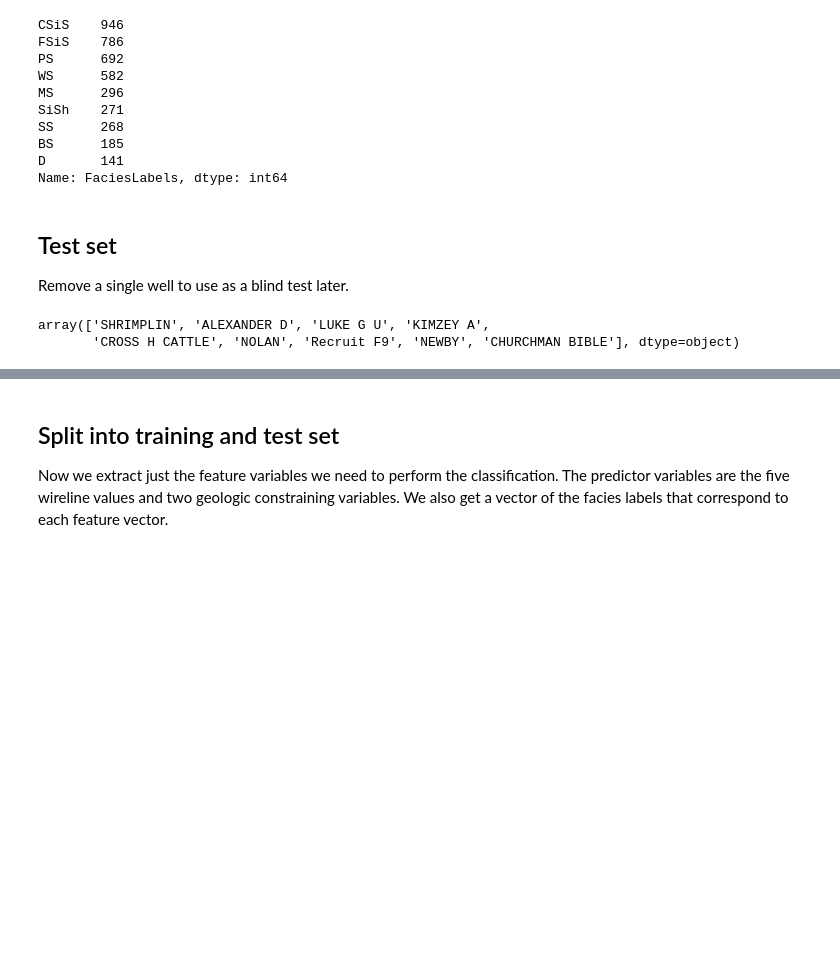
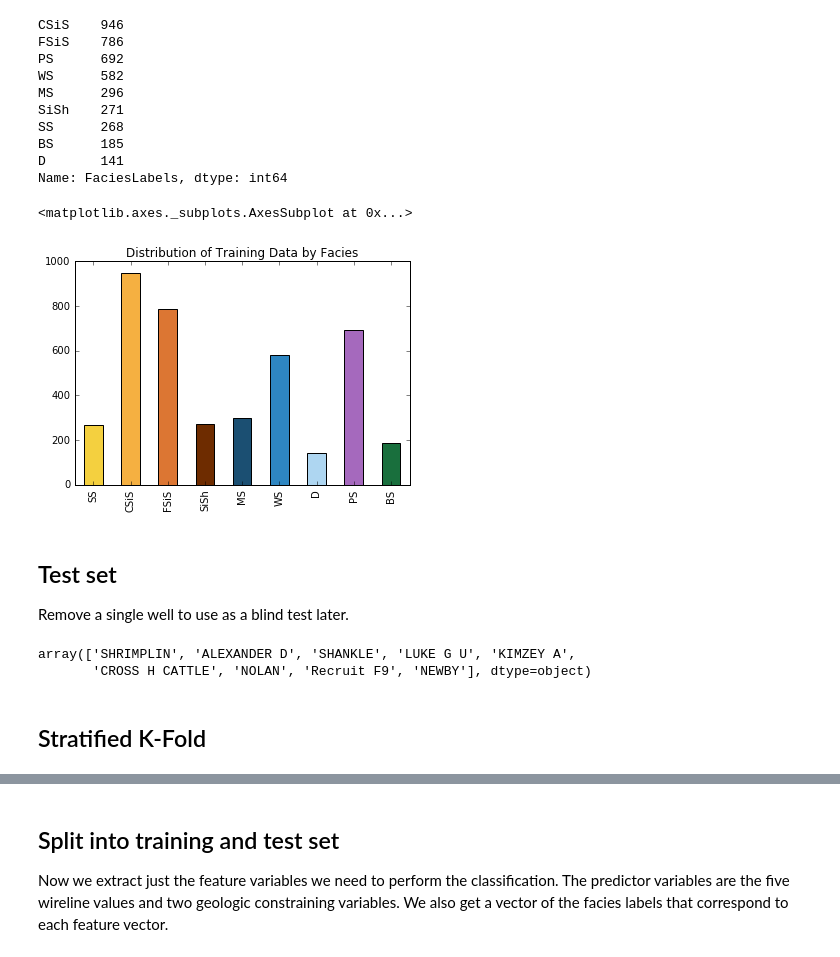
Before and after one commit to lperozzi/2016-ml-contest_liamlearn, a Jupyter notebook: 2_classifier_analysis.ipynb, the cells around one changed output, grey strips where cells are left out. Saved outputs shown, nothing was run; the diff lists cells and outputs as text; code cells hidden in the pictures; blank space fills up the shorter version.

```diff
--- a/2_classifier_analysis.ipynb
+++ b/2_classifier_analysis.ipynb
@@ -30,8 +28,14 @@ import matplotlib as mpl
 import matplotlib.pyplot as plt
 import matplotlib.colors as colors
 from mpl_toolkits.axes_grid1 import make_axes_locatable
+import seaborn as sns
 # import seaborn as sns
 
 from pandas import set_option
-set_option("display.max_rows", 30)
+set_option("display.max_rows", 50)
 pd.options.mode.chained_assignment = None
+filename = 'data/training_data.pkl'
+training_data = pd.read_pickle(filename)
+training_data.describe()
+# training_data.isnull().sum()
+# training_data['Well Name'].unique()
@@ -49,7 +52,0 @@ entropy.replace(to_replace=np.nan, value=-99999.0, inplace=True)
-# %%
-training_data = pd.merge(raw_logs,dwt,on=['Depth','Well Name'])
-training_data = pd.merge(training_data,entropy, on=['Depth','Well Name'])
-
-# training_data = raw_logs
-training_data.head()
-# training_data.isnull().sum()
@@ -64,6 +53,3 @@ training_data.head()
-# %%
-PE_mask = training_data['PE'].notnull().values
-training_data = training_data[PE_mask]
 # %%
 # 1=sandstone  2=c_siltstone   3=f_siltstone
 # 4=marine_silt_shale 5=mudstone 6=wackestone 7=dolomite
@@ -96,6 +82,18 @@ SS      268
 BS      185
 D       141
 Name: FaciesLabels, dtype: int64
+# %%
+#count the number of unique entries for each facies, sort them by
+#facies number (instead of by number of entries)
+facies_counts = training_data['Facies'].value_counts().sort_index()
+#use facies labels to index each count
+facies_counts.index = facies_labels
+sns.reset_orig()
+facies_counts.plot(kind='bar',color=facies_colors,
+                   title='Distribution of Training Data by Facies')
+# %% [output]
+<matplotlib.axes._subplots.AxesSubplot at 0x...>
+[figure, added]
 # %% [markdown]
 ## Test set
 Remove a single well to use as a blind test later.
@@ -104,5 +102,5 @@ blind = training_data[training_data['Well Name'] == 'SHANKLE']
 training_data = training_data[training_data['Well Name'] != 'SHANKLE']
 training_data['Well Name'].unique()
 # %% [output]
-array(['SHRIMPLIN', 'ALEXANDER D', 'LUKE G U', 'KIMZEY A',
-       'CROSS H CATTLE', 'NOLAN', 'Recruit F9', 'NEWBY', 'CHURCHMAN BIBLE'], dtype=object)
+array(['SHRIMPLIN', 'ALEXANDER D', 'SHANKLE', 'LUKE G U', 'KIMZEY A',
+       'CROSS H CATTLE', 'NOLAN', 'Recruit F9', 'NEWBY'], dtype=object)
@@ -108,0 +112,2 @@ array(['SHRIMPLIN', 'ALEXANDER D', 'LUKE G U', 'KIMZEY A',
+# %% [markdown]
+## Stratified K-Fold
```
Also changed, not shown: parts of 20 cells of this notebook, 7 other files.
